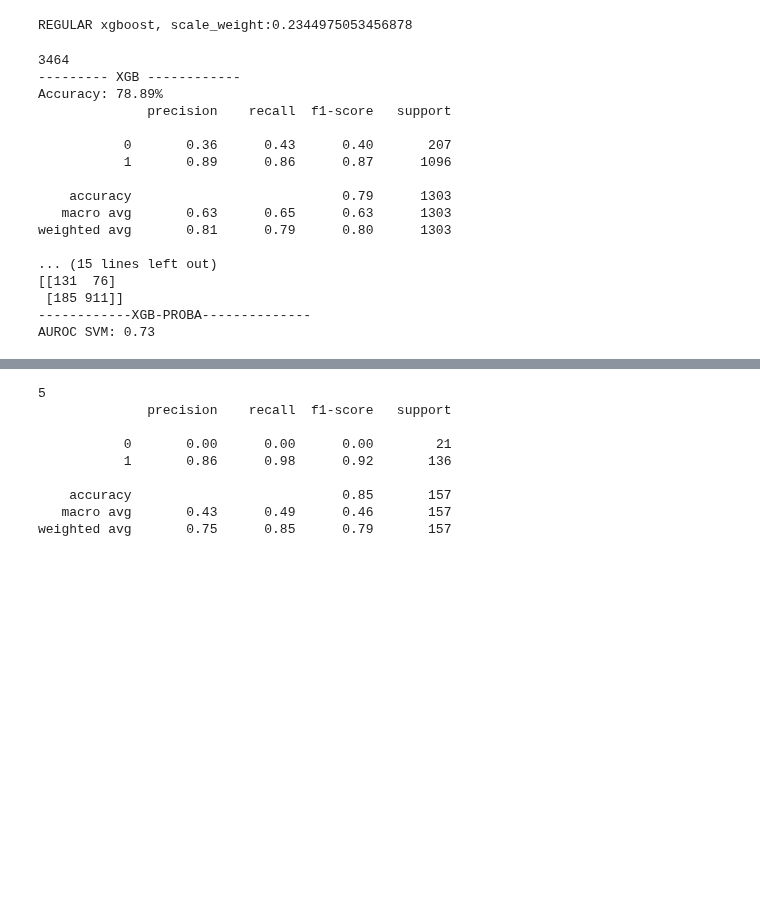
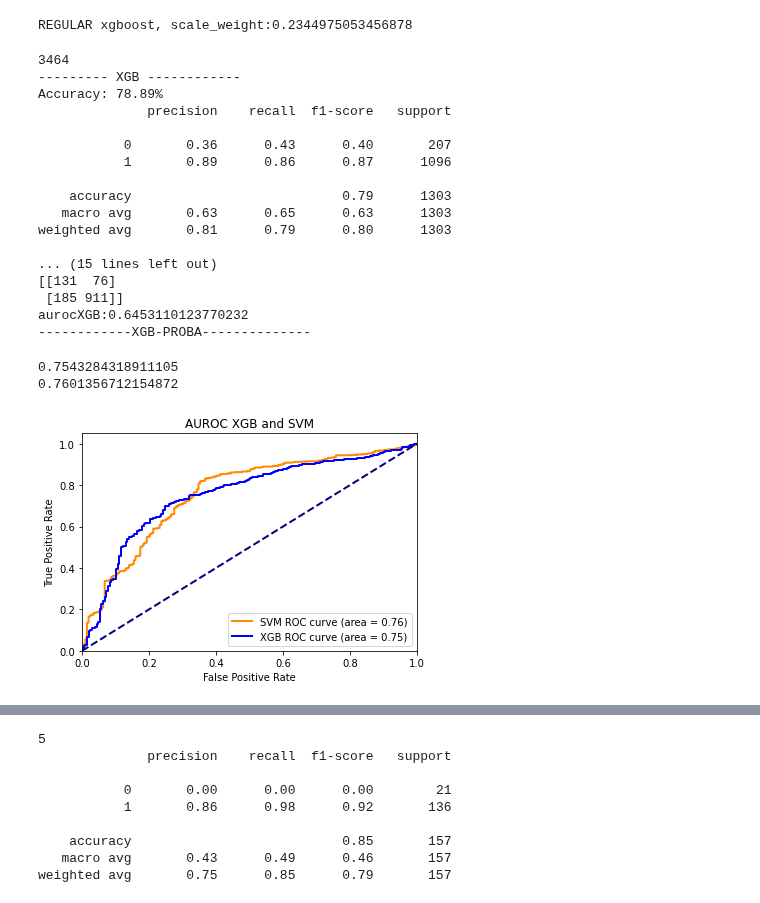
Before and after one commit to ramon284/Interest-predictor, a Jupyter notebook: zpredict.ipynb, the cells around one changed output, grey strips where cells are left out. Drawn from its saved outputs; the diff is of its cells as text; code cells hidden in the pictures; blank space fills up the shorter version.

```diff
--- a/zpredict.ipynb
+++ b/zpredict.ipynb
@@ -343,6 +343,8 @@ else:
 print(len(X_train_filled))
 
 y_pred = model.predict(X_test_filled)
+y_pred_proba_xgb = model.predict(X_test_filled)
+y_no_emo_xgb = y_pred
 print('--------- XGB ------------')
 accuracy = accuracy_score(y_test, y_pred)
 print("Accuracy: %.2f%%" % (accuracy * 100.0))
@@ -358,17 +360,18 @@ print("Accuracy: %.2f%%" % (accuracy * 100.0))
 print(classification_report(y_test, y_pred_svm))
 
 y_pred_svm = svm_clf.predict(X_test_filled)
+y_no_emo_svm = y_pred_svm
+
 
 cm = confusion_matrix(y_test, y_pred_svm)
 print("Confusion Matrix:")
 print(cm)
 
-auroc = roc_auc_score(y_test, y_pred_svm)
-
+aurocXGB = roc_auc_score(y_test, y_pred)
+print(f'aurocXGB:{aurocXGB}')
 print('------------XGB-PROBA--------------')
 y_pred_proba = model.predict_proba(X_test_filled)[:,1]
 
-print("AUROC SVM: %.2f" % auroc)
 
 ## 41, 63, 50 -- 92, 83, 87 -- 84, 80 , 82
 ## 40, 62, 48 -- 92, 82, 87 -- 84, 79 , 81
@@ -388,8 +391,46 @@ weighted avg       0.81      0.79      0.80      1303
 ... (15 lines left out)
 [[131  76]
  [185 911]]
+aurocXGB:0.6453110123770232
 ------------XGB-PROBA--------------
-AUROC SVM: 0.73
+# %%
+from sklearn import svm
+from sklearn.preprocessing import StandardScaler
+from sklearn.pipeline import make_pipeline
+from sklearn.metrics import roc_curve, auc
+import matplotlib.pyplot as plt
+y_score_svm = svm_clf.predict_proba(X_test_filled)[:, 1]
+
+# Compute probabilities for XGB
+y_score_xgb = model.predict_proba(X_test_filled)[:, 1]
+
+# Compute ROC curve and ROC area for SVM
+fpr_svm, tpr_svm, _ = roc_curve(y_test, y_score_svm)
+roc_auc_svm = auc(fpr_svm, tpr_svm)
+
+# Compute ROC curve and ROC area for XGB
+fpr_xgb, tpr_xgb, _ = roc_curve(y_test, y_score_xgb)
+roc_auc_xgb = auc(fpr_xgb, tpr_xgb)
+print(roc_auc_xgb) ## 75 met emo
+print(roc_auc_svm) ## 76 met emo
+
+# Generate plot
+plt.figure()
+lw = 2  # line width
+plt.plot(fpr_svm, tpr_svm, color='darkorange', lw=lw, label='SVM ROC curve (area = %0.2f)' % roc_auc_svm)
+plt.plot(fpr_xgb, tpr_xgb, color='blue', lw=lw, label='XGB ROC curve (area = %0.2f)' % roc_auc_xgb)
+plt.plot([0, 1], [0, 1], color='navy', lw=lw, linestyle='--')  # diagonal line (random classifier)
+plt.xlim([0.0, 1.0])
+plt.ylim([0.0, 1.05])
+plt.xlabel('False Positive Rate')
+plt.ylabel('True Positive Rate')
+plt.title('AUROC XGB and SVM')
+plt.legend(loc="lower right")
+plt.show()
+# %% [output]
+0.7543284318911105
+0.7601356712154872
+[figure, added]
 # %%
 import shap
 
```
Also changed, not shown: parts of 11 cells of this notebook.
